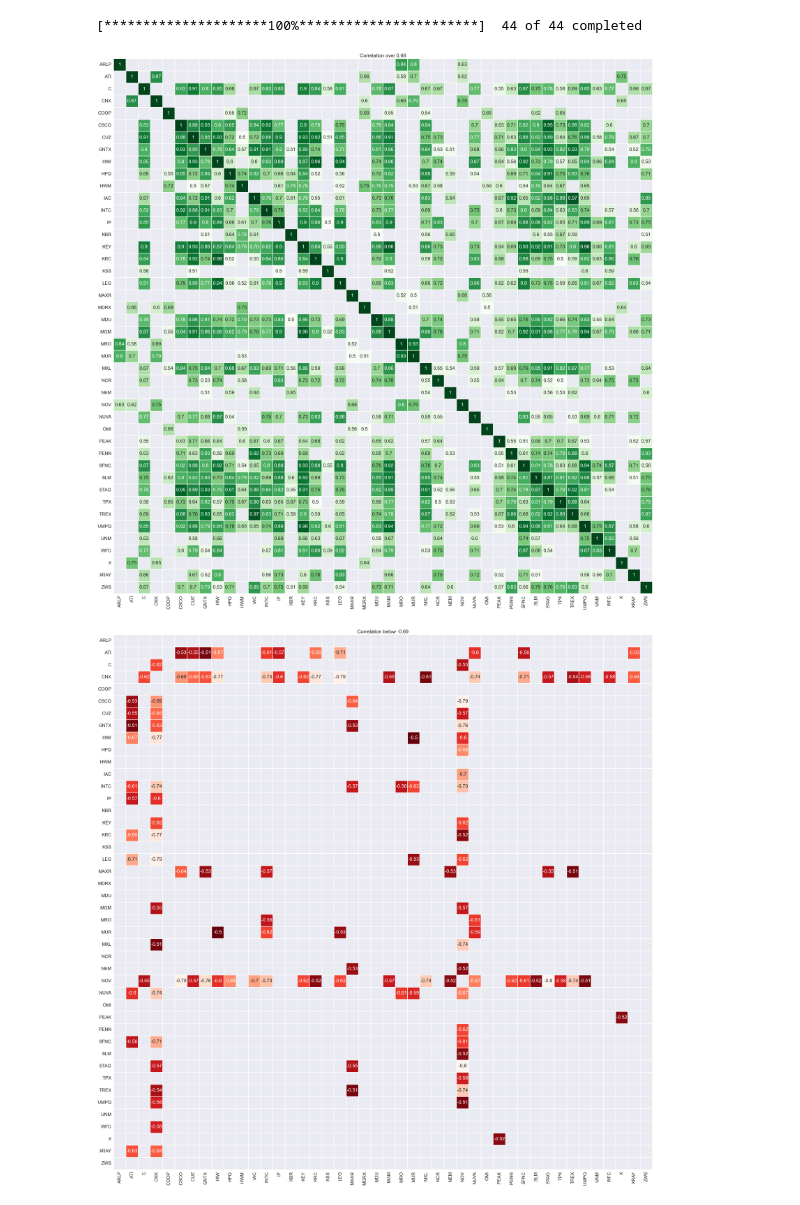
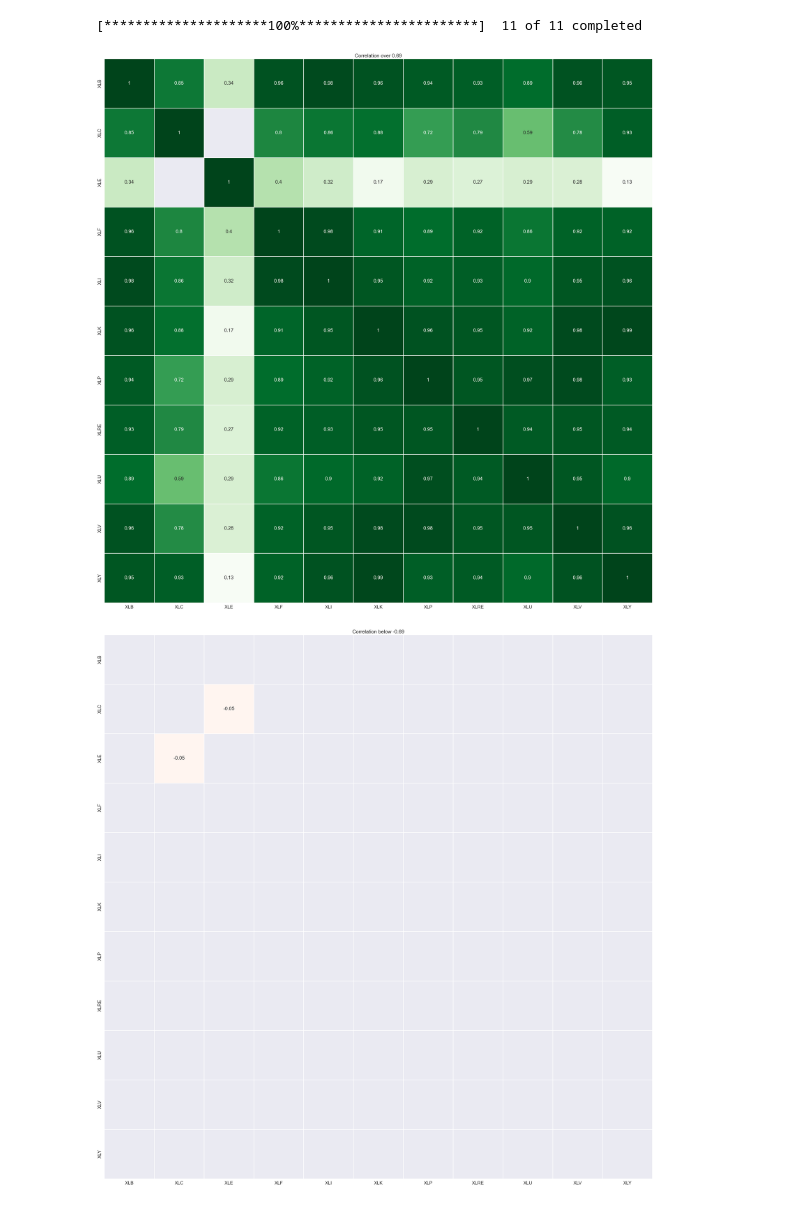
Before and after one commit to paul10116/Stock-Market, a Jupyter notebook: correlations.ipynb, the cells around one changed output. Saved outputs shown, nothing was run; the diff lists cells and outputs as text; code cells hidden in the pictures.

```diff
--- a/correlations.ipynb
+++ b/correlations.ipynb
@@ -8,25 +8,25 @@ import yfinance as yf
 
 sns.set_style("darkgrid")
 sns.set(font_scale=1.7)
-# %%
-simbols1 = 'ARLP  ATI  C  CNX  COOP  CSCO  CUZ  HIW  HPQ  HWM  IAC  INTC  IP   GNTX  KBR  KEY  KRC  KSS  LEG  MAXR  MDRX  MDU  MXL  MUR  MRO  NCR  NEM  NOV  NUVA  OMI  PEAK  PENN  SFNC  STAG  SLM  TPX  TREX  UMPQ  UNM  WFC  X  XRAY  ZWS'
-tickers_1 = yf.Tickers(simbols1)
-simbol_data = tickers_1.history(start = '2010-1-1', actions= False, rounding=True )
-# %% [output]
-[*********************100%***********************]  44 of 44 completed
+# %%
+simbols1 = 'XLK XLE XLU XLB XLP XLY XLI XLC XLV XLF XLRE'
+tickers_1 = yf.Tickers(simbols1)
+simbol_data = tickers_1.history(start = '2016-1-1', actions= False, rounding=True )
+# %% [output]
+[*********************100%***********************]  11 of 11 completed
 # %%
 corr_matrix = simbol_data["Close"].corr().round(2)
-positive_corr = corr_matrix > 0.49
-negative_corr = corr_matrix < -0.49
+positive_corr = corr_matrix > 0
+negative_corr = corr_matrix < -0
 
 plt.figure(figsize=(40,40))
 plt.title("Correlation over 0.69")
 sns.heatmap(corr_matrix[positive_corr], linewidths=2, linecolor="white", cmap='Greens', annot=True, annot_kws={"size":20}, cbar=False);
 # %% [output]
-[figure, old version]
+[figure, new version]
 # %%
 plt.figure(figsize=(40,40))
 plt.title("Correlation below -0.69")
 sns.heatmap(corr_matrix[negative_corr], linewidths=2, linecolor="white", cmap='Reds', annot=True, annot_kws={"size":20}, cbar=False);
 # %% [output]
-[figure, old version]
+[figure, new version]
```
Also changed, not shown: 40 other files.
